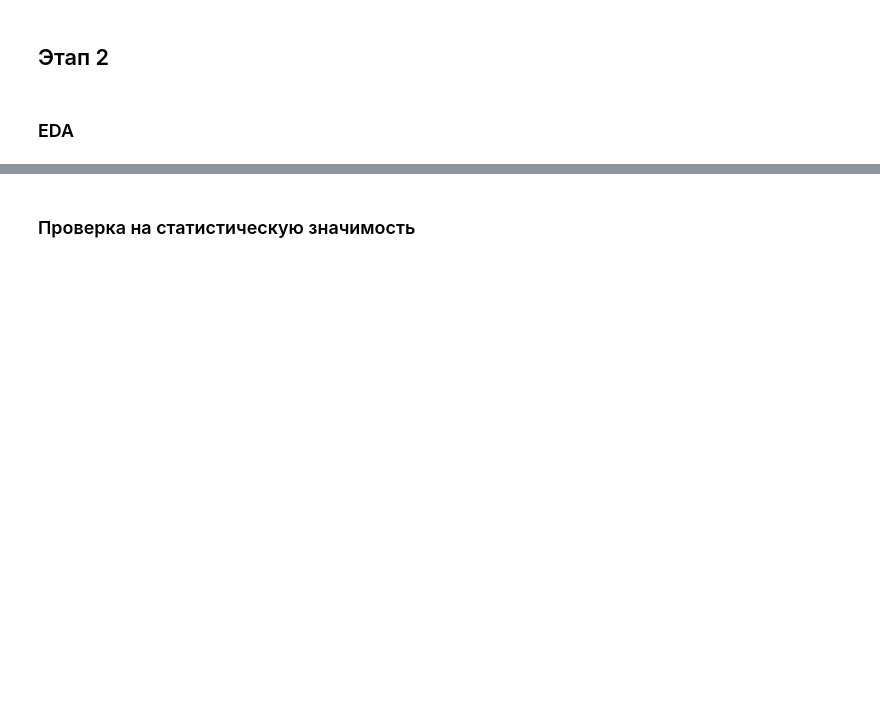
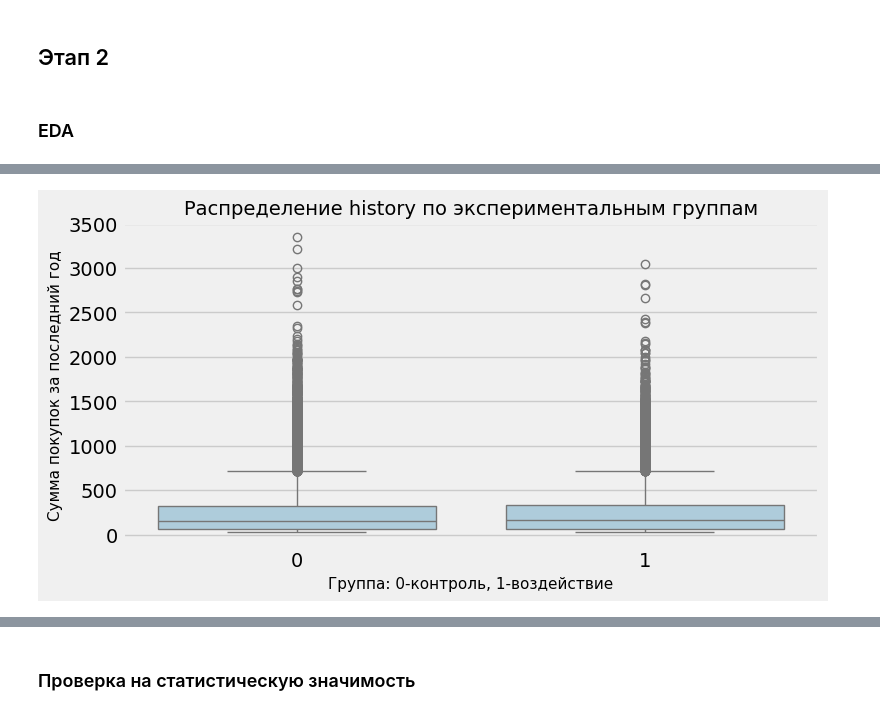
Before and after one commit to LadyProGo/mle-project-sprint-5-v001, a Jupyter notebook: final_uplift_project.ipynb, the cells around one changed output, grey strips where cells are left out. Cells and saved outputs as stored; diff of their text form; code cells hidden in the pictures; blank space fills up the shorter version.

```diff
--- a/final_uplift_project.ipynb
+++ b/final_uplift_project.ipynb
@@ -12,0 +418,13 @@
+# %%
+# строим распределение history по экспериментальным группам
+plt.figure(figsize=(8, 4))
+sns.boxplot(
+    data=data,
+    x="treatment",
+    y="history")
+plt.title("Распределение history по экспериментальным группам", fontsize=14)
+plt.xlabel("Группа: 0-контроль, 1-воздействие", fontsize=11)
+plt.ylabel("Сумма покупок за последний год", fontsize=11)
+plt.show()
+# %% [output]
+[figure, added]
```
Also changed, not shown: parts of 58 cells of this notebook, 2 other files.
